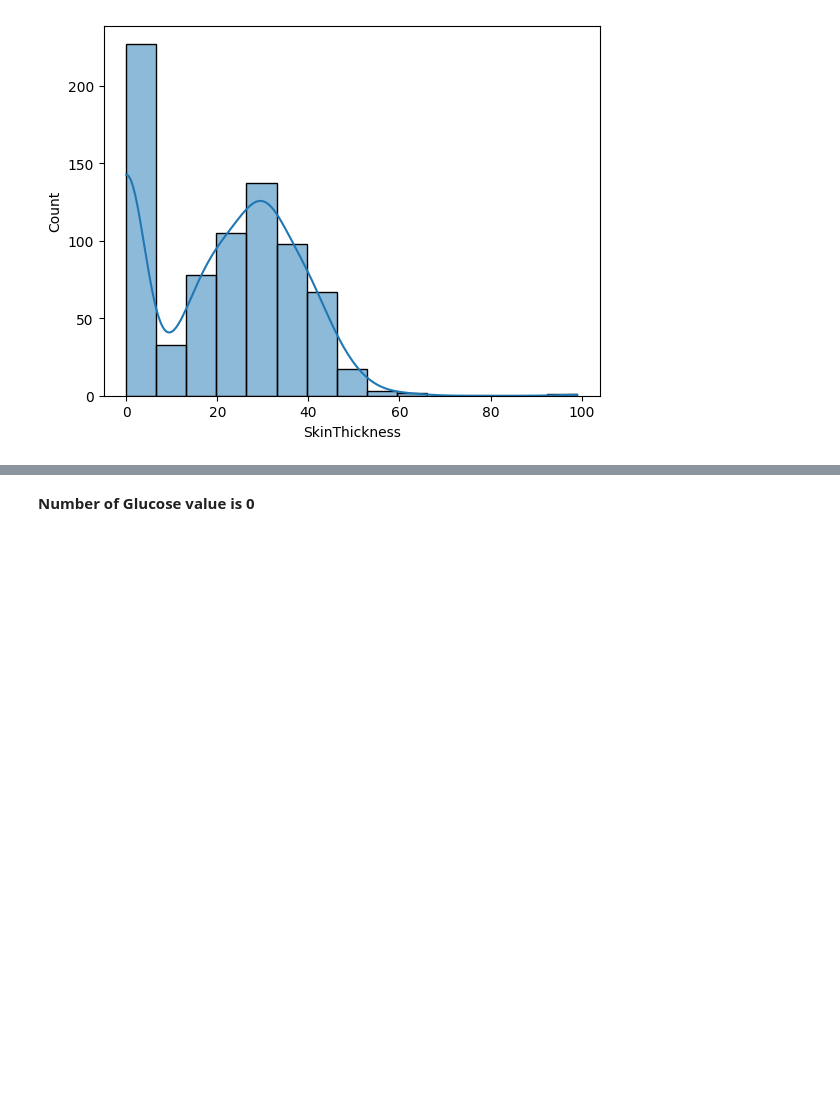
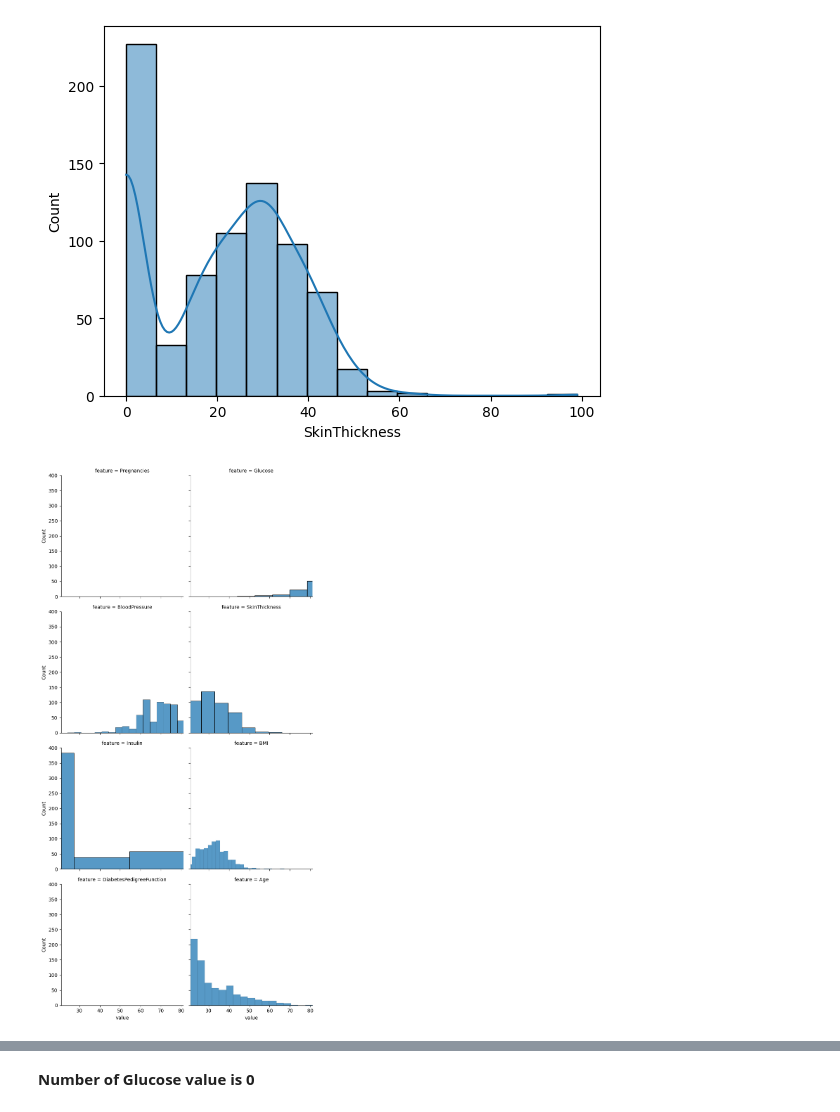
Before and after one commit to rhiats/pimaSpec, a Jupyter notebook: pima.ipynb, the cells around one changed output, grey strips where cells are left out. Drawn from its saved outputs; the diff is of its cells as text; code cells hidden in the pictures; blank space fills up the shorter version.

Commit message:
Grid of feature distributions - scale is not working

```diff
--- a/pima.ipynb
+++ b/pima.ipynb
@@ -191,6 +189,33 @@ df.SkinThickness.describe()
 | max | 99.000000 |
 dtype: float64
 [figure]
+# %%
+features_df=df[['Pregnancies', 'Glucose', 'BloodPressure', 'SkinThickness',
+       'Insulin', 'BMI', 'DiabetesPedigreeFunction', 'Age']]
+
+# Melt the DataFrame into long format so each feature becomes a row
+df_melted = features_df.melt(var_name="feature", value_name="value")
+g = sns.FacetGrid(df_melted, col="feature", col_wrap=2, height=4)
+g.map(sns.histplot, "value")
+
+axis_limits = {
+    'Pregnancies': {'xlim': (features_df['Pregnancies'].min(), features_df['Pregnancies'].max()), 'ylim': (0, 400)},
+    'Glucose': {'xlim': (features_df['Glucose'].min(), features_df['Glucose'].max()), 'ylim': (0, 400)},
+    'BloodPressure': {'xlim': (features_df['BloodPressure'].min(), features_df['BloodPressure'].max()), 'ylim': (0, 400)},
+    'SkinThickness': {'xlim': (features_df['SkinThickness'].min(), features_df['SkinThickness'].max()), 'ylim': (0, 400)},
+    'BMI': {'xlim': (features_df['BMI'].min(), features_df['BMI'].max()), 'ylim': (0, 400)},
+    'DiabetesPedigreeFunction': {'xlim': (features_df['DiabetesPedigreeFunction'].min(), features_df['DiabetesPedigreeFunction'].max()), 'ylim': (0, 400)},
+    'Age': {'xlim': (features_df['Age'].min(), features_df['Age'].max()), 'ylim': (0, 400)},
+    'Insulin': {'xlim': (features_df['Insulin'].min(), features_df['Insulin'].max()), 'ylim': (0, 400)}
+}
+
+for ax, title in zip(g.axes.flat, g.col_names):
+    ax.set_xlim(axis_limits[title]['xlim'])
+    ax.set_ylim(axis_limits[title]['ylim'])
+
+plt.show()
+# %% [output]
+[figure, added]
 # %%
 df.describe()
 # %% [output]
```
Also changed, not shown: parts of 9 cells of this notebook.
